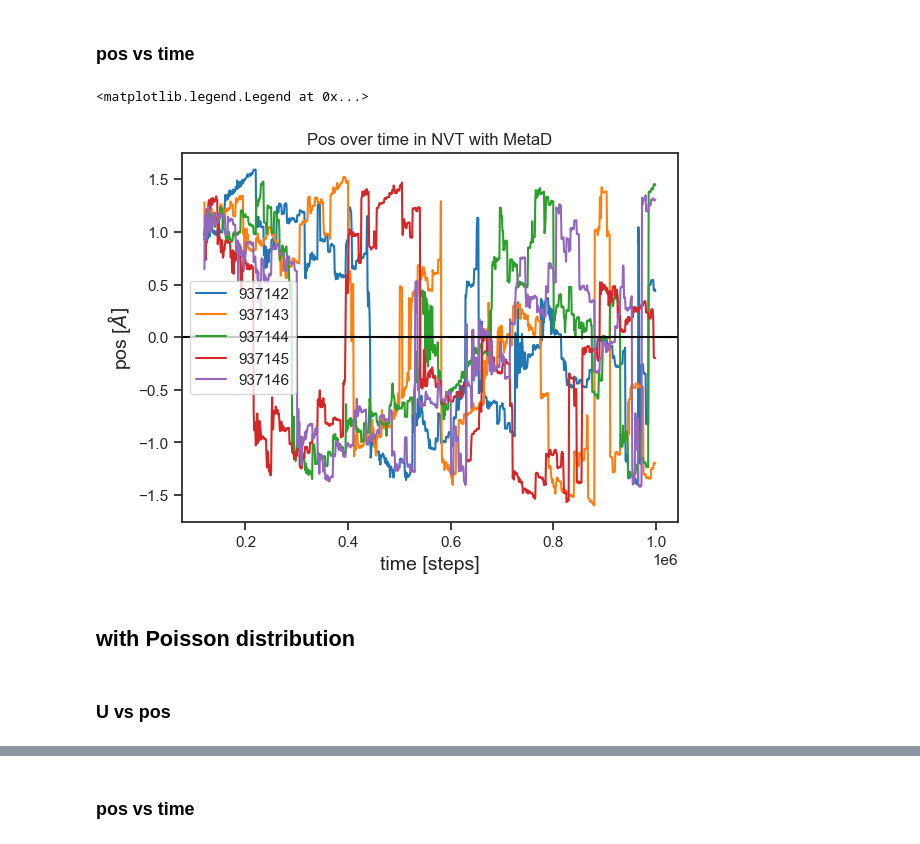
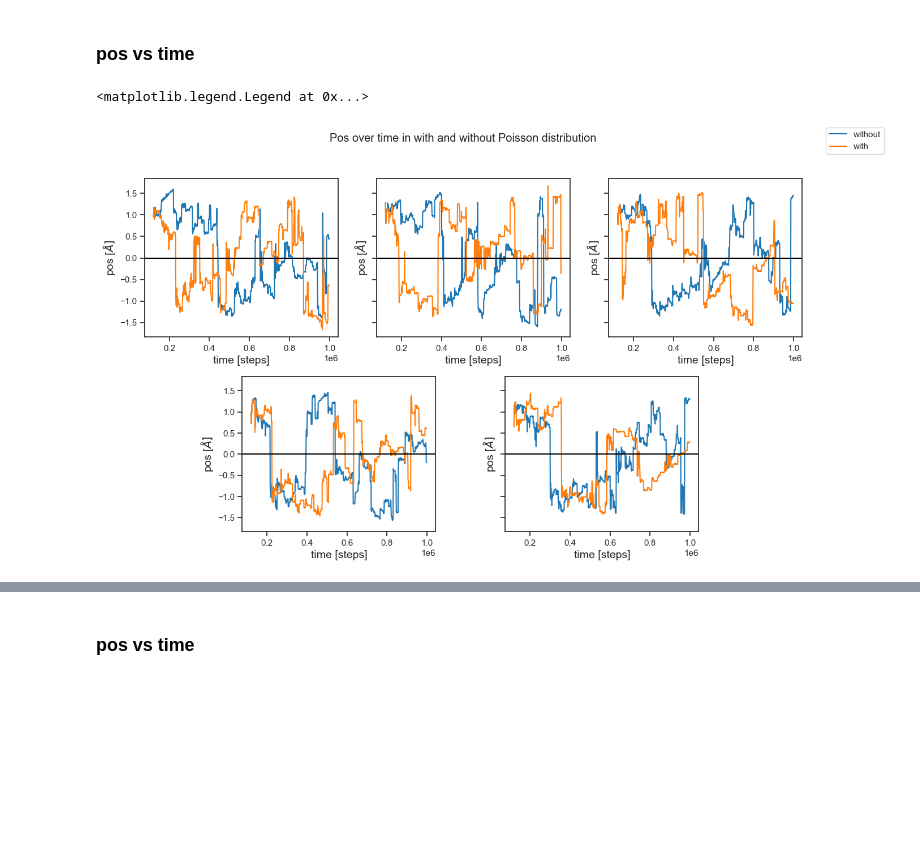
Before and after one commit to SagiMeir/Simulations4Beginners, a Jupyter notebook: poisson_rate_for_gaussians.ipynb, the cells around one changed output, grey strips where cells are left out. Cells and saved outputs as stored; diff of their text form; code cells hidden in the pictures; blank space fills up the shorter version.

Commit message:
create ultimate graph and delete unused graphs
a place for revert

```diff
--- a/poisson_rate_for_gaussians.ipynb
+++ b/poisson_rate_for_gaussians.ipynb
@@ -80,41 +39,84 @@ plt.show()
 # %%
 import numpy as np
 import pandas as pd
 import matplotlib.pyplot as plt
 # and for nice looking plots:
 import seaborn as sns
 sns.set_theme(style="ticks",rc={'axes.labelsize':14},palette='tab10')
 
+fig, axes = plt.subplots(2,3, figsize=(15,8), sharex=False, sharey=True)
+axes[1][2].set_visible(False)
+axes[1][0].set_position([0.24,0.1,0.228,0.343])
+axes[1][1].set_position([0.55,0.1,0.228,0.343])
+
 for i, seedNum in enumerate([937142, 937143, 937144, 937145, 937146]):
     xyz = open("SimForMetaD_low" + str(i) + ".xyz", 'r')
     posX, posY, posZ, time = ([] for i in range(4))
     count = 0
-    for i in xyz:
-        line = i.split()
+    for j in xyz:
+        line = j.split()
         if(count % 3 == 1):
             time.append(float(line[1]))
         elif(count % 3 == 2):
             posX.append(float(line[1]))
             # posY.append(float(line[2]))
             # posZ.append(float(line[3]))
         count += 1
     xyz.close()
-    plt.plot(time, posX, label= seedNum)
+    # plt.plot(time, posX, label= seedNum)
+    match i:
+        case 0:
+            axes[0,0].plot(time, posX, label = "without")
+        case 1:
+            axes[0,1].plot(time, posX)
+        case 2:
+            axes[0,2].plot(time, posX)
+        case 3:
+            axes[1,0].plot(time, posX)
+        case 4:
+            axes[1,1].plot(time, posX)
 
 # for i in range(1, len(posX)):
 #     if(posX[i -1] * posX[i] < 0):
 #         print(time[i])
 
-plt.title("Pos over time in NVT with MetaD")
-plt.xlabel("time [steps]")
-plt.ylabel(r"pos [$\AA ]$")
-plt.axhline(0, color='black')
+for i, seedNum in enumerate([937142, 937143, 937144, 937145, 937146]):
+    xyz = open("SimForMetaD_lowWithDist" + str(i) + ".xyz", 'r')
+    posX, posY, posZ, time = ([] for i in range(4))
+    count = 0
+    for j in xyz:
+        line = j.split()
+        if(count % 3 == 1):
+            time.append(float(line[1]))
+        elif(count % 3 == 2):
+            posX.append(float(line[1]))
+            # posY.append(float(line[2]))
+            # posZ.append(float(line[3]))
+        count += 1
+    xyz.close()
+    # plt.plot(time, posX, label= seedNum)
+    match i:
+        case 0:
+            axes[0,0].plot(time, posX, label="with")
+        case 1:
+            axes[0,1].plot(time, posX)
+        case 2:
+            axes[0,2].plot(time, posX)
+        case 3:
+            axes[1,0].plot(time, posX)
+        case 4:
+            axes[1,1].plot(time, posX)
 
-plt.legend()
+# for i in range(1, len(posX)):
+#     if(posX[i -1] * posX[i] < 0):
+#         print(time[i])
+
+fig.suptitle("Pos over time in with and without Poisson distribution")
+for ax in axes.flat:
+    ax.set(xlabel="time [steps]", ylabel=r"pos [$\AA ]$")
+    ax.axhline(0, color = 'black')
+
+fig.legend()
 # %% [output]
 <matplotlib.legend.Legend at 0x...>
-[figure, old version]
+[figure, new version]
-# %% [markdown]
-## with Poisson distribution
-# %% [markdown]
-### U vs pos
```
Also changed, not shown: parts of 19 cells of this notebook, 1 other file.
